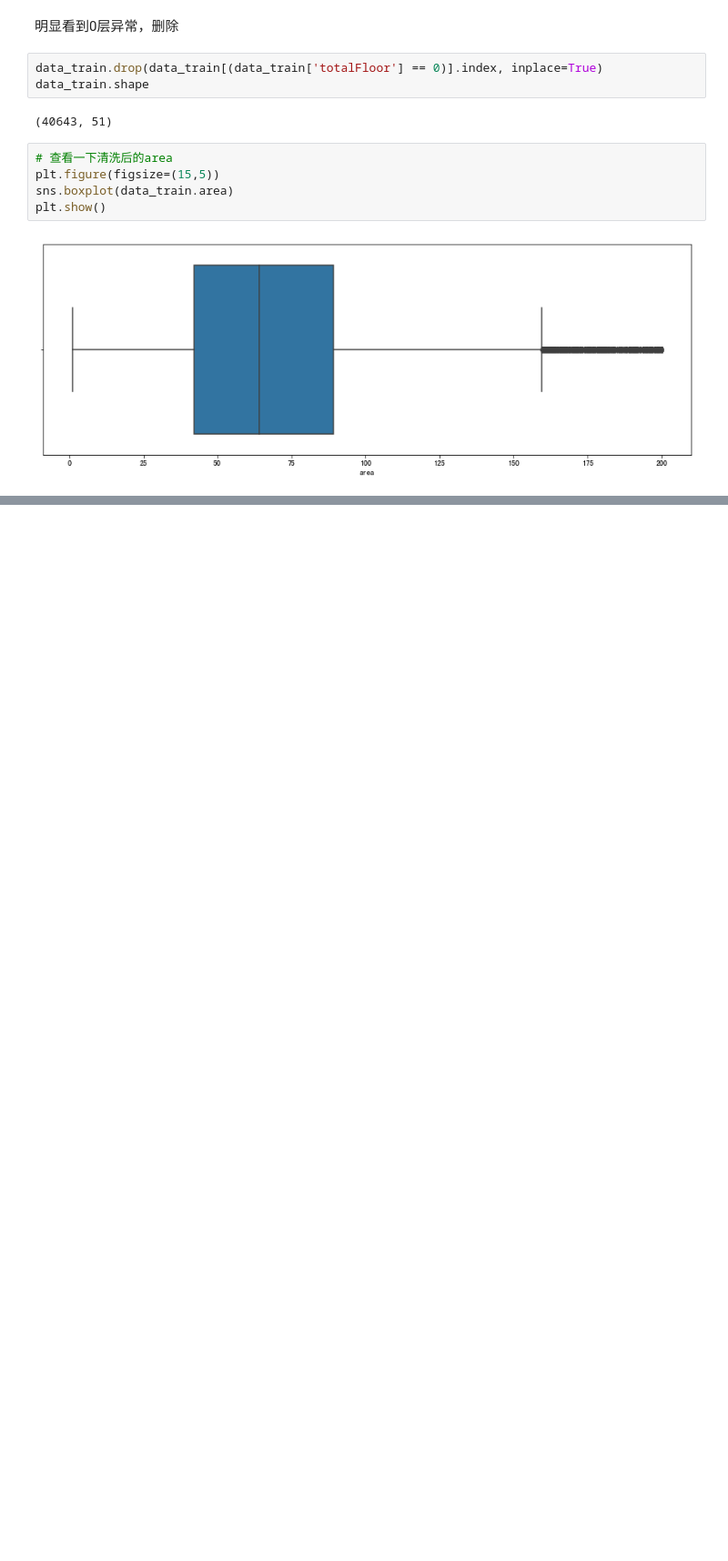
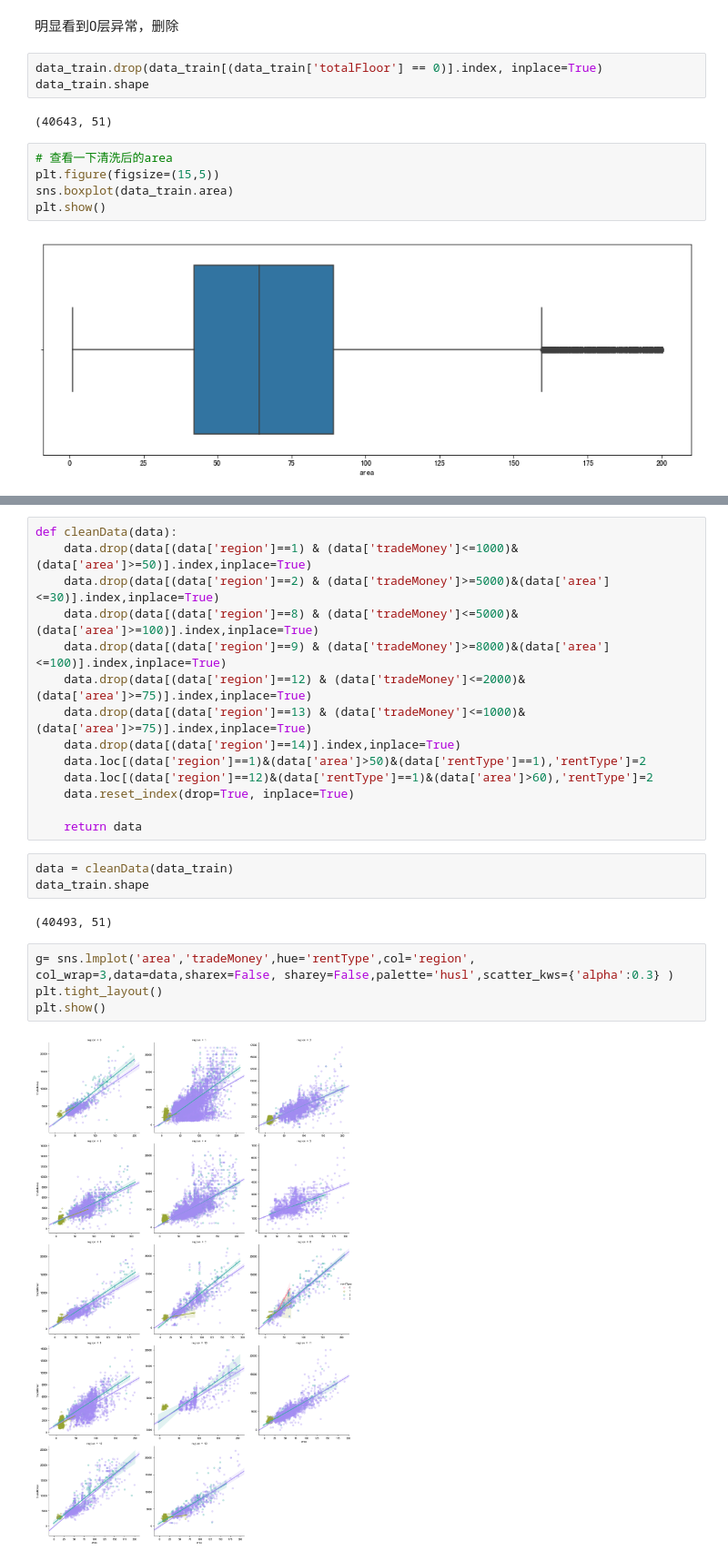
Before and after one commit to Jiachengciel/Futurelab-2019-House-Rent-Forecast, a Jupyter notebook: 1. EDA.ipynb, the cells around one changed output, grey strips where cells are left out. Shown at 91% size. Saved outputs shown, nothing was run; the diff lists cells and outputs as text; blank space fills up the shorter version.

```diff
--- a/1. EDA.ipynb
+++ b/1. EDA.ipynb
@@ -713,0 +747,25 @@ plt.show()
+# %%
+def cleanData(data):
+    data.drop(data[(data['region']==1) & (data['tradeMoney']<=1000)&(data['area']>=50)].index,inplace=True)
+    data.drop(data[(data['region']==2) & (data['tradeMoney']>=5000)&(data['area']<=30)].index,inplace=True)
+    data.drop(data[(data['region']==8) & (data['tradeMoney']<=5000)&(data['area']>=100)].index,inplace=True)
+    data.drop(data[(data['region']==9) & (data['tradeMoney']>=8000)&(data['area']<=100)].index,inplace=True)
+    data.drop(data[(data['region']==12) & (data['tradeMoney']<=2000)&(data['area']>=75)].index,inplace=True)
+    data.drop(data[(data['region']==13) & (data['tradeMoney']<=1000)&(data['area']>=75)].index,inplace=True)
+    data.drop(data[(data['region']==14)].index,inplace=True)
+    data.loc[(data['region']==1)&(data['area']>50)&(data['rentType']==1),'rentType']=2
+    data.loc[(data['region']==12)&(data['rentType']==1)&(data['area']>60),'rentType']=2
+    data.reset_index(drop=True, inplace=True)
+
+    return data
+# %%
+data = cleanData(data_train)
+data_train.shape
+# %% [output]
+(40493, 51)
+# %%
+g= sns.lmplot('area','tradeMoney',hue='rentType',col='region', col_wrap=3,data=data,sharex=False, sharey=False,palette='husl',scatter_kws={'alpha':0.3} )
+plt.tight_layout()
+plt.show()
+# %% [output]
+[figure, added]
```
Also changed, not shown: parts of 9 cells of this notebook.
